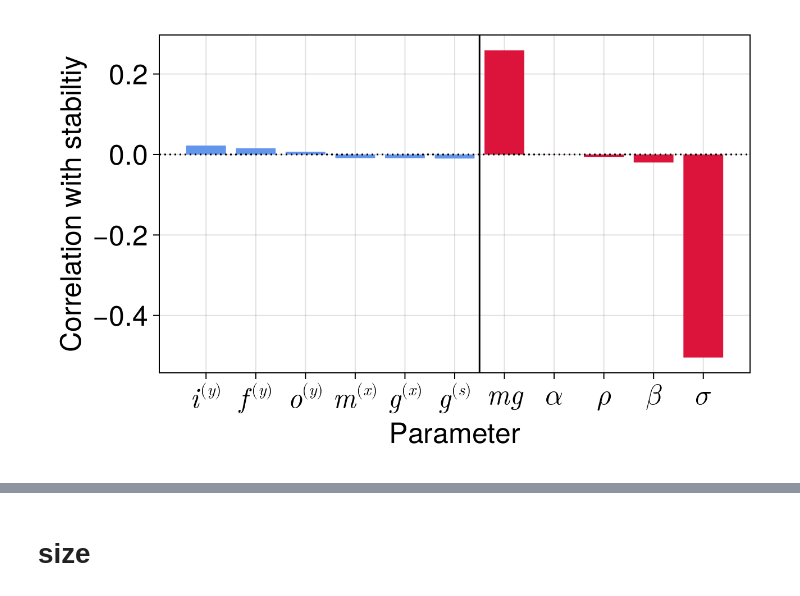
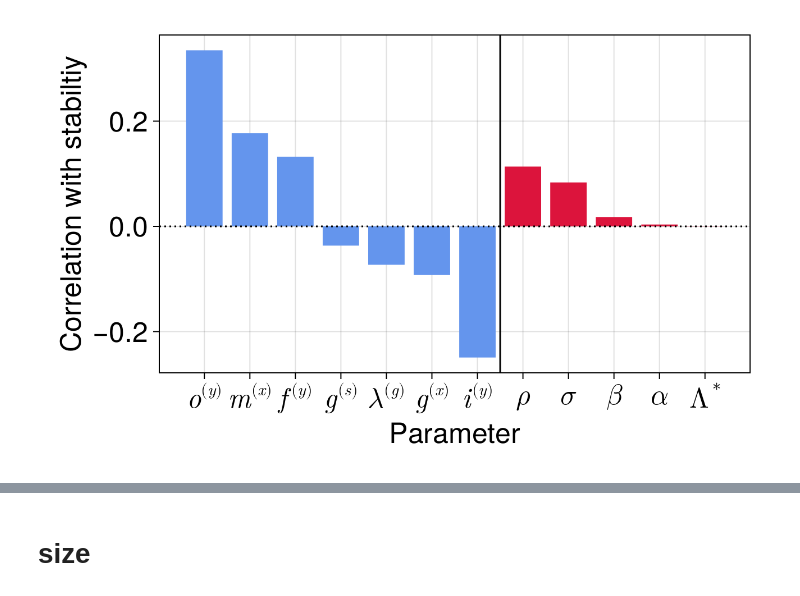
Before and after one commit to CleggTom/MiCRM_stability, a Jupyter notebook: Notebooks/Untitled1.ipynb, the cells around one changed output, grey strips where cells are left out. Cells and saved outputs as stored; diff of their text form; code cells hidden in the pictures.

```diff
--- a/Notebooks/Untitled1.ipynb
+++ b/Notebooks/Untitled1.ipynb
@@ -20,17 +36,15 @@ fe = fieldnames(MiCRM_stability.exponential_params)
 fs = fieldnames(MiCRM_stability.structural_params)
 fs = filter(x -> x ∉ [:χ,:D, :ϕ_norm_inv,:γ, :η], fs)
 
-names =  vcat(fe...,fs..., "Cu", "Cd", "m/g")
+names_ =  vcat(fe...,fs..., "Cu", "Cd")
 
 # #latex names
-fe_L = [L"g^{(x)}",L"g^{(s)}",L"m^{(x)}",L"f^{(y)}",L"\lambda^{(g)}",L"i^{ (y)}",L"o^{(y)}"]
-fs_L = [L"\alpha",L"\beta",L"\Lambda^*",L"\Omega^*",L"\rho",L"\tilde{\rho}",L"\sigma",L"\tilde{\sigma}",L"C_U", L"C_D",L"mg"]
+fe_L = [L"g^{(x)}",L"g^{(s)}",L"m^{(x)}",L"f^{(y)}",L"\lambda^{(g)}",L"i^{(y)}",L"o^{(y)}"]
+fs_L = [L"\alpha",L"\beta",L"\Lambda^*",L"\Omega^*",L"\rho",L"\tilde{\rho}",L"\sigma",L"\tilde{\sigma}",L"C_U", L"C_D"]
 
 # # #concatanate
-names = string.(names)
+names_ = string.(names_)
 names_L = vcat(fe_L,fs_L)
-
-
 
 # # #load
 res = load("../Results/data/new_sims/dynamic_stabiltiy.jld2")
@@ -41,36 +82,41 @@ Dict{String, Any} with 2 entries:
 # %%
 # #filter parameters
-p_ind = collect(eachindex(names))
-rm_ind = findall(names .∈ Ref(["γ","η","χ","ϕ","σ̃","ρ̃","Λ","Ω","Cu","Cd"]))
+p_ind = collect(eachindex(names_))
+rm_ind = findall(names_ .∈ Ref(["γ","η","χ","ϕ","σ̃","ρ̃","Ω","Cu","Cd"]))
 p_ind = filter(x -> x .∉ Ref(rm_ind), p_ind)
 
 #filter name vectors
-names_1 = names[p_ind]
+names_1 = names
+
+Für Sehbehinderte. Die können das mit ihrem Stock ertasten.
+_[p_ind]
 names_L_1 = names_L[p_ind]
 
 #get stability and correlate
 p_mat = hcat(res["p"]...)[p_ind,:]
 stab = [x.re < 0 for x = res["l"]]
-stability_cor = [cor(abs.(p), stab) for p = eachrow(p_mat)]
+stability_cor = [cor(p, stab) for p = eachrow(p_mat)]
 
 # #get color
 c = vcat(fill(:cornflowerblue, length(fe_L)), fill(:crimson, length(fs_L)))
 c = c[p_ind]
 
-# # #sort
+# # #sortnames
 # ind = sortperm((stability_cor),rev=true)
 ind = vcat(sortperm((stability_cor[1:7]),rev=true), 7 .+ sortperm((stability_cor[8:12]),rev=true))
 
 f = Figure(size = (650,400))
 ax = Axis(f[1,1], xticks = (1:length(names_1), names_L_1[ind]),
     xlabel = "Parameter", ylabel = "Correlation with stabiltiy",
     xticklabelsize = 25, yticklabelsize = 25,
     xlabelsize = 25, ylabelsize = 25)
 
 barplot!(ax, stability_cor[ind], color = c)
 hlines!(ax, [0], linestyle = :dot, color = "black")
 vlines!(ax, [7.5], color = :black)
 
+# ylims!(ax,-0.5, 0.5)
+
 f
 # %% [output]
-[figure, old version]
+[figure, new version]
```
Also changed, not shown: parts of 21 cells of this notebook, 3 other files.
